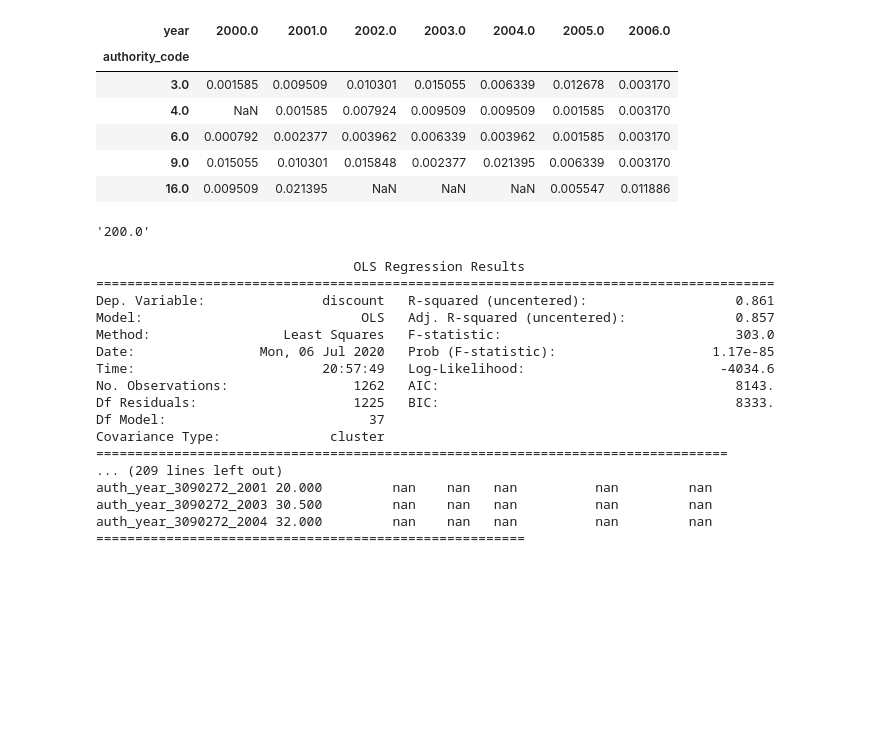
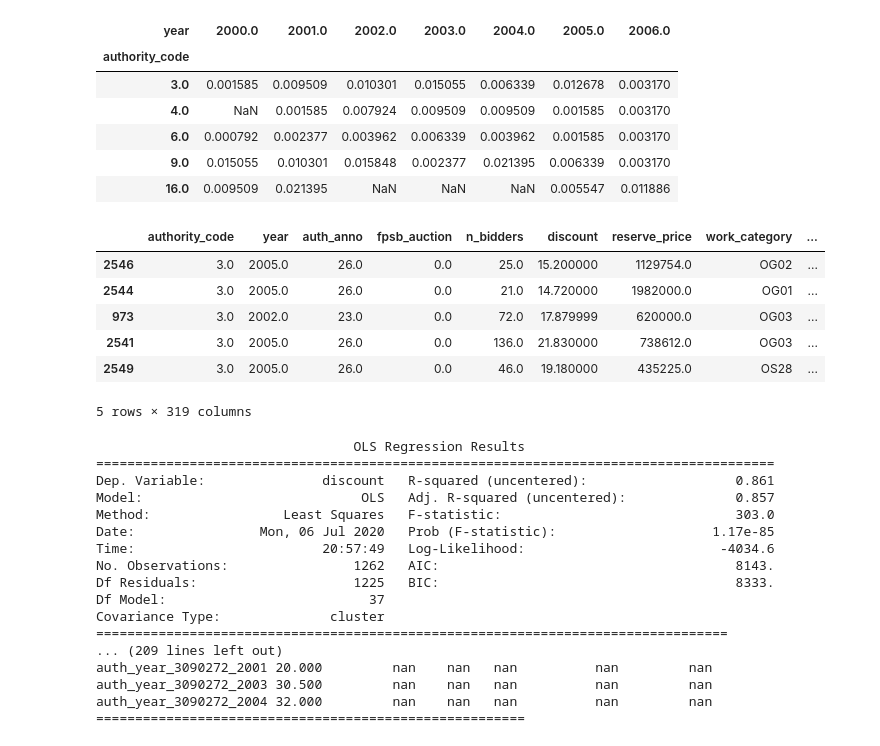
Before and after one commit to huiren-j/Replication-of-Decarolis-2014-, a Jupyter notebook: table5_first_spe.ipynb, the cells around one changed output. Saved outputs shown, nothing was run; the diff lists cells and outputs as text; code cells hidden in the pictures; blank space fills up the shorter version.

```diff
--- a/table5_first_spe.ipynb
+++ b/table5_first_spe.ipynb
@@ -263,8 +270,10 @@ for t in treatment:
             #Core conley-taber method
             exog_var = ['fpsb_auction', 'municipality', 'fiscal_efficiency']
             reg_col = []
-            for j in year_list:
-                reg_col.append(j)
+            #for j in year_list:
+            #    reg_col.append(j)
+            for i in auth_list:
+                reg_col.append(i)
 
             X = df1.loc[:,exog]
             vif = calc_vif(X)
@@ -280,6 +289,35 @@ for t in treatment:
 
             exog = exog_var + reg_col
             #exog.remove(2000)
+            exog.remove(3.0)
             #exog.remove('municipality')
 
-            wls = mt.reg(df1, o+'_beta', reg_col , fe_name = 'authority_code', cluster = 'auth_anno',awt_name = 'weights', check_colinear = True)
+            wls = mt.reg(df1, o+'_beta', reg_col , cluster = 'auth_anno',awt_name = 'weights') #year 중에 singular matrix로 만드는 애가 있음 2000빼고
+
+            #predic res
+            df1['eta'] = wls.resid
+            df1['eta'] = df1['eta']+ df1['fpsb_auction']*wls.beta['fpsb_auction']
+
+            #Create tilde
+            df1 = df1.sort_values(by = 'year',ascending = True)
+            df1.loc[(df1['authority_code']==3090272) | (df1['authority_code']==3070001),'djtga'] = df1['fpsb_auction'].mean()
+            df1['djtga'] = df1['djtga'].sum()
+            df1 = df1.sort_values(by = 'authority_code', ascending = True)
+            df1['meandjt'] = df1['djt'].mean()
+            df1['dtil'] = df1['djt'] - df1['meandjt']
+
+            #obtain diff in diff coeff
+            #renormalize weights
+            df1.loc[(df1['authority_code']==3090272) | (df1['authority_code']==3070001),'tot_weights'] = df1['weights'].sum()
+            df1['new_weights'] = df1['weights']/df1['tot_weights']
+            wls_2 = mt.reg(df1[(df1['authority_code']==3090272) | (df1['authority_code']==3070001)], 'eta' , 'dtil' , awt_name = 'new_weights')
+
+            df1 = df1.drop(['tot_weights','new_weights'],axis = 1)
+
+            for auth in all_authorities:
+                if auth !=3090272 & auth !=3070001:
+                    df1.loc[df1['authority_code']==auth, 'tot_weights'] = df1['weights'].sum()
+                    df1['new_weights'] = df1['weights']/df1['tot_weights']
+                    wls_3 = mt.reg(df1[df1['authority_cdoe'==auth]], 'eta' , 'dtil' , awt_name = 'new_weights')
+
+                    df1 = df1.drop(['tot_weights','new_weights'],axis = 1)
@@ -314,10 +350,19 @@ authority_code
 | 6.0 | 0.000792 | 0.002377 | 0.003962 | 0.006339 | 0.003962 | 0.001585 | 0.003170 |
 | 9.0 | 0.015055 | 0.010301 | 0.015848 | 0.002377 | 0.021395 | 0.006339 | 0.003170 |
 | 16.0 | 0.009509 | 0.021395 | NaN | NaN | NaN | 0.005547 | 0.011886 |
-# %%
-str(200.0)
-# %% [output]
-'200.0'
+# %%
+df2 = df1
+df2.loc[(df1['authority_code']==3090272) | (df1['authority_code']==3070001),'djtga'] = df2['fpsb_auction'].mean()
+df2['djtga'].value_counts()
+df2.head()
+# %% [output]
+|  | authority_code | year | auth_anno | fpsb_auction | n_bidders | discount | reserve_price | work_category | ... |
+| 2546 | 3.0 | 2005.0 | 26.0 | 0.0 | 25.0 | 15.200000 | 1129754.0 | OG02 | ... |
+| 2544 | 3.0 | 2005.0 | 26.0 | 0.0 | 21.0 | 14.720000 | 1982000.0 | OG01 | ... |
+| 973 | 3.0 | 2002.0 | 23.0 | 0.0 | 72.0 | 17.879999 | 620000.0 | OG03 | ... |
+| 2541 | 3.0 | 2005.0 | 26.0 | 0.0 | 136.0 | 21.830000 | 738612.0 | OG03 | ... |
+| 2549 | 3.0 | 2005.0 | 26.0 | 0.0 | 46.0 | 19.180000 | 435225.0 | OS28 | ... |
+5 rows × 319 columns
 # %%
 #sm.ols
 from statsmodels.stats.outliers_influence import variance_inflation_factor
```
Also changed, not shown: parts of 3 cells of this notebook.
